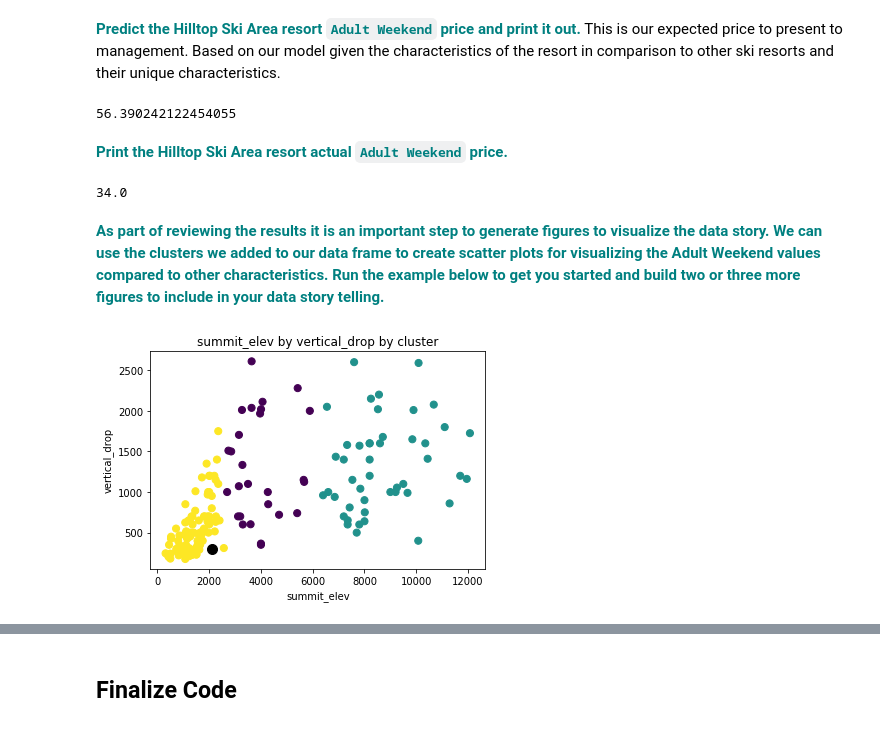
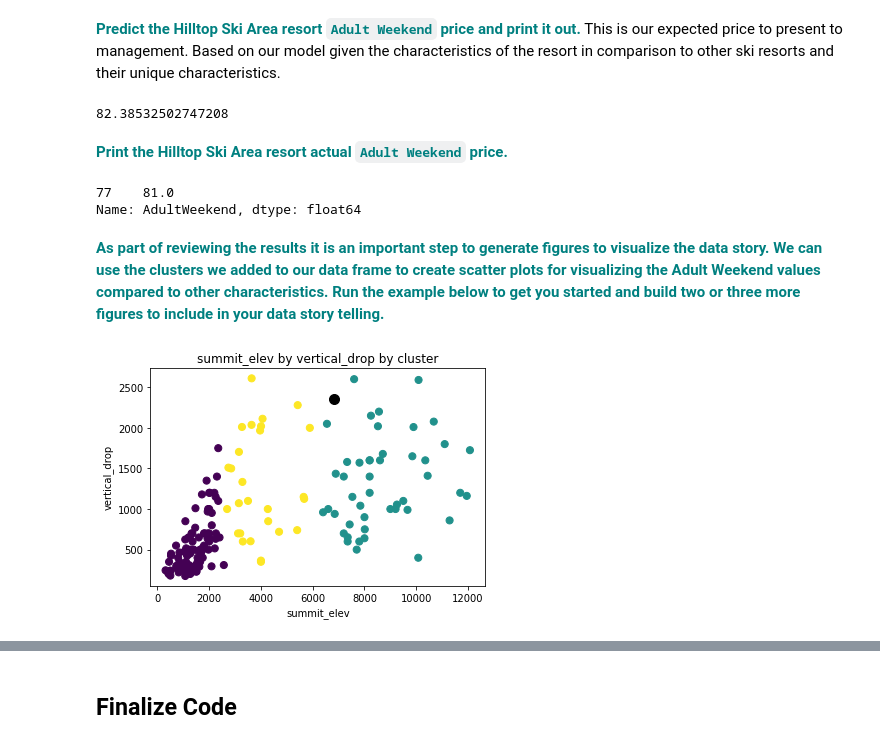
Before and after one commit to DanielTman/Guided-Capstone, a Jupyter notebook: Documentation/Notebook_stepsix.ipynb, the cells around one changed output, grey strips where cells are left out. Drawn from its saved outputs; the diff is of its cells as text; code cells hidden in the pictures.

```diff
--- a/Documentation/Notebook_stepsix.ipynb
+++ b/Documentation/Notebook_stepsix.ipynb
@@ -89,7 +89,7 @@ mae
 # %% [markdown]
 **<font color='teal'> Now, let's predict the Hilltop Ski Area Weekend price with our model in order to provide a recommendation to our managers on how to price the `AdultWeekend` lift ticket. First we need to find the row for Big Mountain resort in our data using string contains or string matching.</font>**
 # %%
-hsa = ski_data[ski_data['Name'].str.contains('Hilltop')]
-hsa
+wf = ski_data[ski_data['Name'].str.contains('Whitefish')]
+wf
 # %% [output]
 |  | Name | state | summit_elev | vertical_drop | trams | fastEight | fastSixes | fastQuads | quad | ... |
@@ -108,27 +106,28 @@ X_scaled = scaler.transform(X)
 # %% [markdown]
 **<font color='teal'> Predict the Hilltop Ski Area resort `Adult Weekend` price and print it out.</font>** This is our expected price to present to management. Based on our model given the characteristics of the resort in comparison to other ski resorts and their unique characteristics.
 # %%
-hsa_pred_price = model.predict(X_scaled)
-hsa_pred_price[0]
+wf_pred_price = model.predict(X_scaled)
+wf_pred_price[0]
 # %% [output]
-56.390242122454055
+82.38532502747208
 # %% [markdown]
 **<font color='teal'> Print the Hilltop Ski Area resort actual `Adult Weekend` price.</font>**
-# %%
-hsa['AdultWeekend'][0]
-# %% [output]
-34.0
+# %%
+wf['AdultWeekend']
+# %% [output]
+77    81.0
+Name: AdultWeekend, dtype: float64
 # %% [markdown]
 **<font color='teal'> As part of reviewing the results it is an important step to generate figures to visualize the data story. We can use the clusters we added to our data frame to create scatter plots for visualizing the Adult Weekend values compared to other characteristics. Run the example below to get you started and build two or three more figures to include in your data story telling.</font>**
 # %%
 path = 'C:\\Users\\Daniel Timmermann\\Springboard Notebooks\\GuidedCapstone'
 os.chdir(path)
 
 plt.scatter(ski_data['summit_elev'], ski_data['vertical_drop'], c=ski_data['clusters'], s=50, cmap='viridis', label ='clusters')
-plt.scatter(hsa['summit_elev'], hsa['vertical_drop'], c='black', s=100)
+plt.scatter(wf['summit_elev'], wf['vertical_drop'], c='black', s=100)
 plt.xlabel('summit_elev')
 plt.ylabel('vertical_drop')
 plt.title('summit_elev by vertical_drop by cluster')
 plt.savefig('figures/fig1.png',bbox_inches='tight')
 # %% [output]
-[figure, old version]
+[figure, new version]
```
Also changed, not shown: parts of 10 cells of this notebook.
